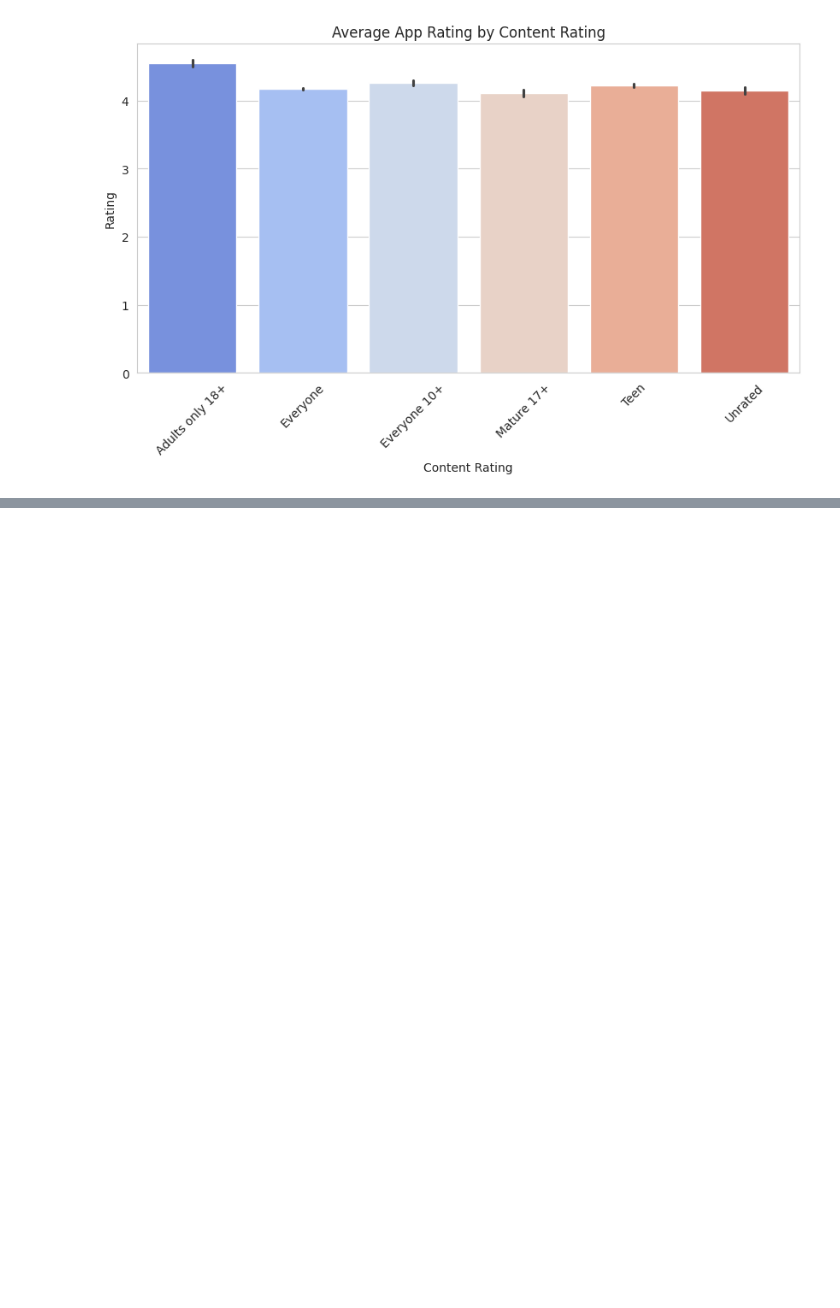
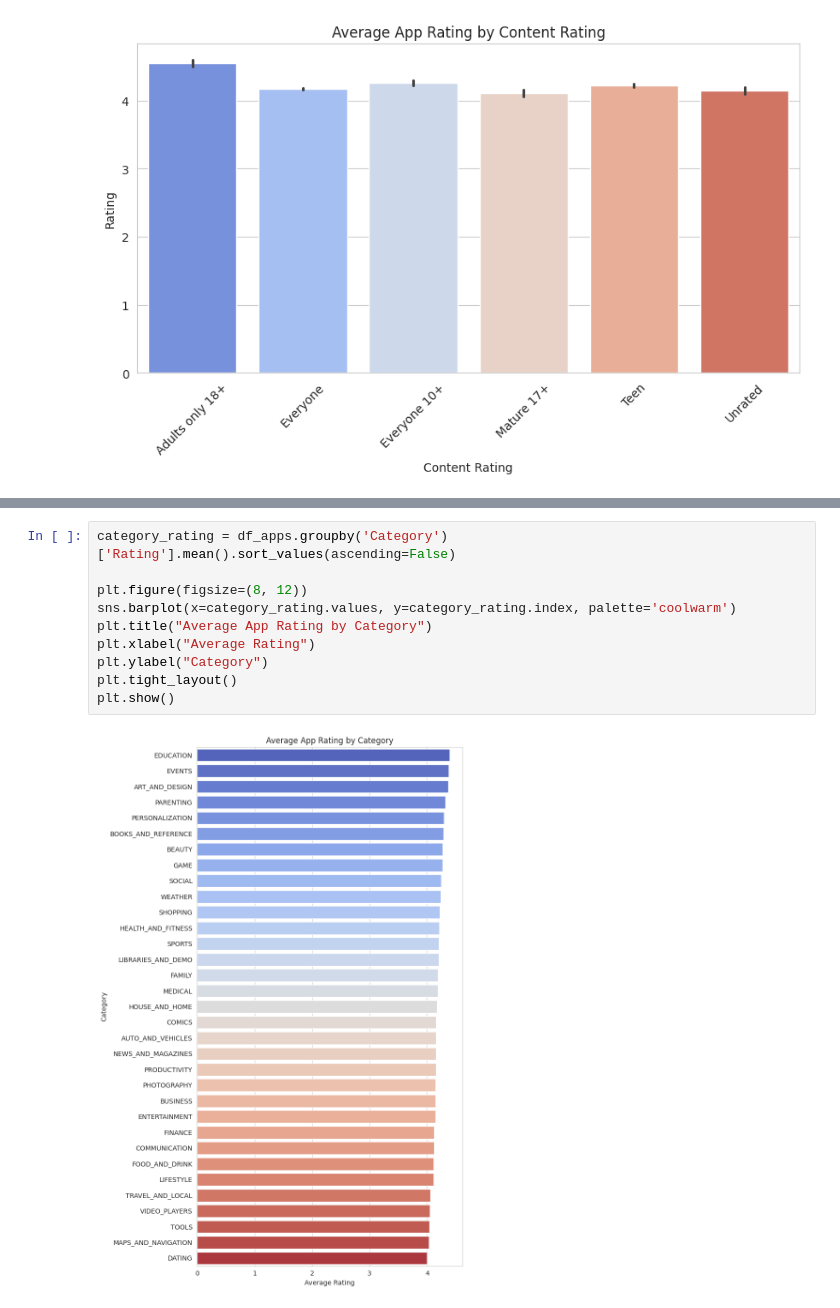
Before and after one commit to svgoudar/My-Data-Science-Roadmap, a Jupyter notebook: EDA/Data Cleaning.ipynb, the cells around one changed output, grey strips where cells are left out. Cells and saved outputs as stored; diff of their text form; blank space fills up the shorter version.

```diff
--- a/EDA/Data Cleaning.ipynb
+++ b/EDA/Data Cleaning.ipynb
@@ -978,0 +996,12 @@ plt.show()
+# %%
+category_rating = df_apps.groupby('Category')['Rating'].mean().sort_values(ascending=False)
+
+plt.figure(figsize=(8, 12))
+sns.barplot(x=category_rating.values, y=category_rating.index, palette='coolwarm')
+plt.title("Average App Rating by Category")
+plt.xlabel("Average Rating")
+plt.ylabel("Category")
+plt.tight_layout()
+plt.show()
+# %% [output]
+[figure, added]
```
Also changed, not shown: parts of 2 cells of this notebook.
